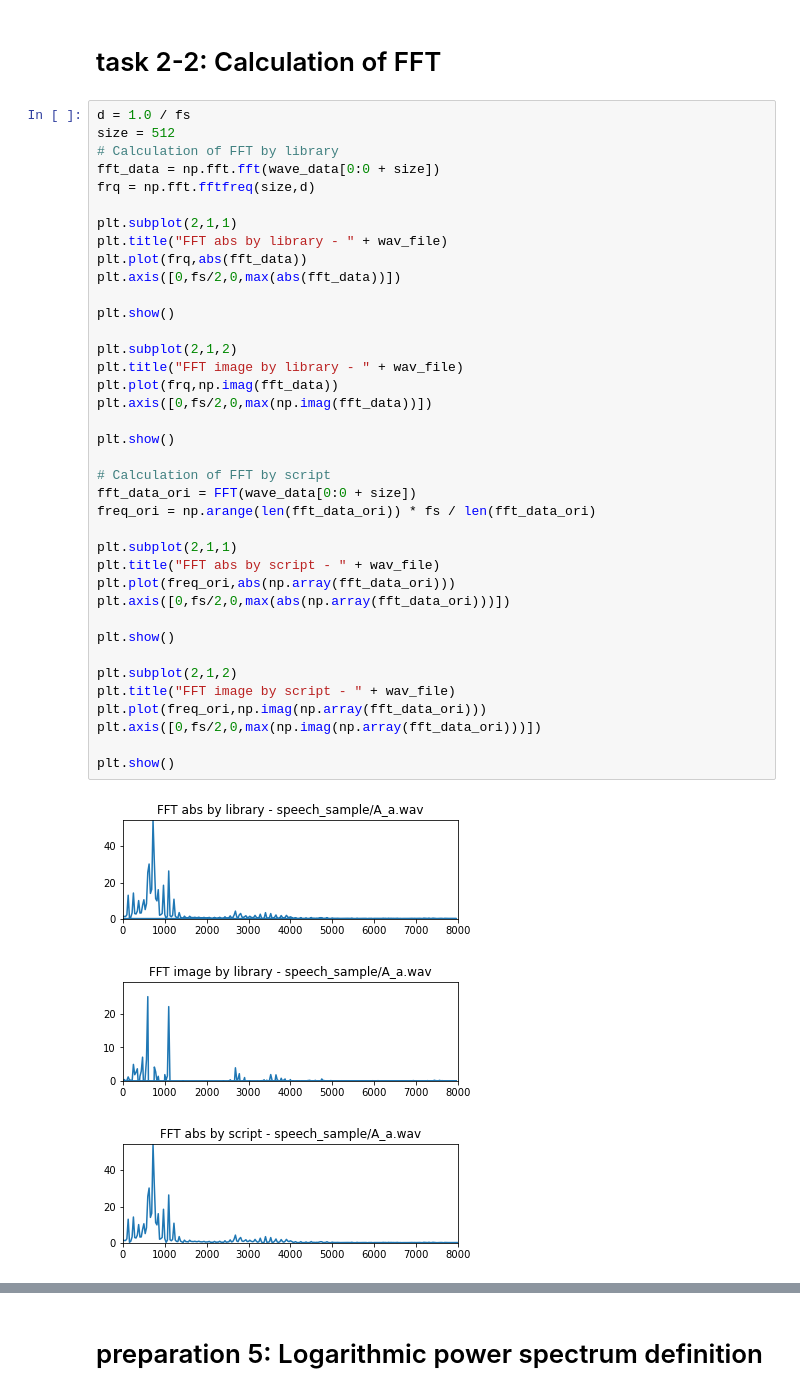
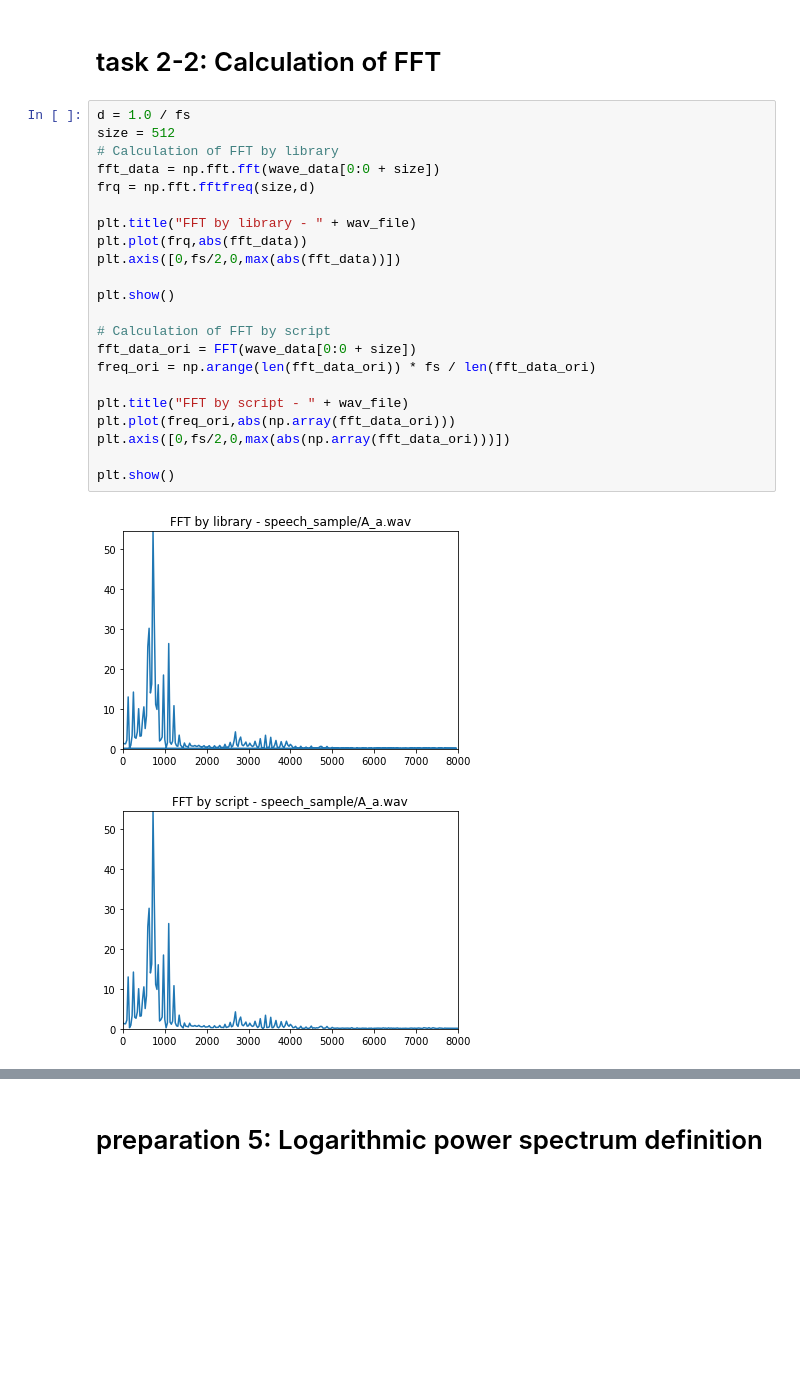
Before and after one commit to yemaozi88/speech_recognition_1, a Jupyter notebook: B3_1_takkan.ipynb, the cells around one changed output, grey strips where cells are left out. Cells and saved outputs as stored; diff of their text form; blank space fills up the shorter version.

```diff
--- a/B3_1_takkan.ipynb
+++ b/B3_1_takkan.ipynb
@@ -217,42 +228,25 @@ plt.show()
 # %%
 d = 1.0 / fs
 size = 512
 # Calculation of FFT by library
 fft_data = np.fft.fft(wave_data[0:0 + size])
 frq = np.fft.fftfreq(size,d)
 
-plt.subplot(2,1,1)
-plt.title("FFT abs by library - " + wav_file)
+plt.title("FFT by library - " + wav_file)
 plt.plot(frq,abs(fft_data))
 plt.axis([0,fs/2,0,max(abs(fft_data))])
-
-plt.show()
-
-plt.subplot(2,1,2)
-plt.title("FFT image by library - " + wav_file)
-plt.plot(frq,np.imag(fft_data))
-plt.axis([0,fs/2,0,max(np.imag(fft_data))])
 
 plt.show()
 
 # Calculation of FFT by script
 fft_data_ori = FFT(wave_data[0:0 + size])
 freq_ori = np.arange(len(fft_data_ori)) * fs / len(fft_data_ori)
 
-plt.subplot(2,1,1)
-plt.title("FFT abs by script - " + wav_file)
+plt.title("FFT by script - " + wav_file)
 plt.plot(freq_ori,abs(np.array(fft_data_ori)))
 plt.axis([0,fs/2,0,max(abs(np.array(fft_data_ori)))])
 
 plt.show()
-
-plt.subplot(2,1,2)
-plt.title("FFT image by script - " + wav_file)
-plt.plot(freq_ori,np.imag(np.array(fft_data_ori)))
-plt.axis([0,fs/2,0,max(np.imag(np.array(fft_data_ori)))])
-
-plt.show()
 # %% [output]
-[figure, old version]
+[figure, new version]
-[figure, old version]
+[figure, new version]
-[figure, removed]
```
Also changed, not shown: parts of 5 cells of this notebook.
